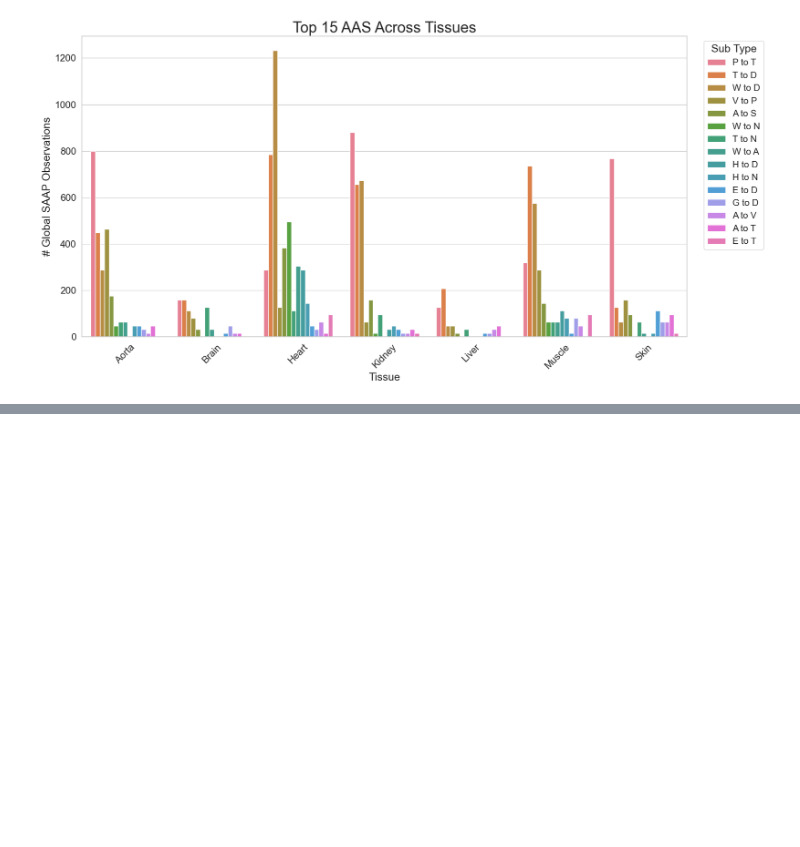
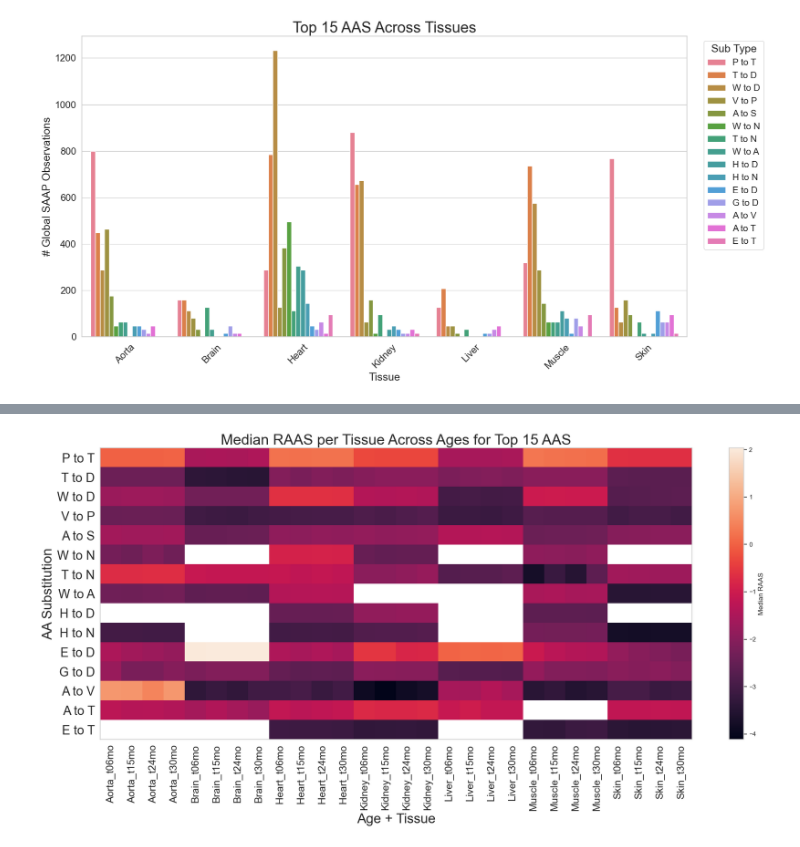
Before and after one commit to alexmaropakis/BrainDecode, a Jupyter notebook: Scripts/Analysis scripts/Alex_Analysis_Mouse_Pipeline.ipynb, the cells around one changed output, grey strips where cells are left out. Drawn from its saved outputs; the diff is of its cells as text; code cells hidden in the pictures; blank space fills up the shorter version.

```diff
--- a/Scripts/Analysis scripts/Alex_Analysis_Mouse_Pipeline.ipynb
+++ b/Scripts/Analysis scripts/Alex_Analysis_Mouse_Pipeline.ipynb
@@ -1114,0 +1233,81 @@ expected = (row_total @ col_total) / grand_total
+# %%
+# Repeat the tissue comparison separately within each age group for top subs
+sub_df = replicate_cols(SAAP_quant_df)
+top_subs = top_sub_order(sub_df, n=15)
+plot_base_df = sub_df[sub_df['aa_sub'].isin(top_subs)].copy()
+sub_order = plot_base_df['aa_sub'].value_counts().loc[top_subs].index
+tissue_order = sorted(plot_base_df['Tissue'].dropna().unique())
+
+plot_base_df['aa_sub']=pd.Categorical(plot_base_df['aa_sub'],categories=sub_order,ordered=True)
+plot_base_df['Tissue']=pd.Categorical(plot_base_df['Tissue'],categories=tissue_order,ordered=True)
+plot_base_df['Age']=pd.Categorical(plot_base_df['Age'],categories=age_order,ordered=True)
+
+# aggregate RAAS via median
+heatmap_df=(plot_base_df.groupby(['aa_sub','Age','Tissue'])[raas_col].median().reset_index())
+
+heatmap_df['Tissue_Age']=heatmap_df['Tissue'].astype(str)+'_'+heatmap_df['Age'].astype(str)
+
+column_order=[]
+
+for tissue in tissue_order:
+    for age in age_order:
+        column_order.append(tissue+'_'+age)
+
+heatmap_matrix=(heatmap_df.pivot(index='aa_sub',columns='Tissue_Age',values=raas_col).reindex(index=sub_order).reindex(columns=column_order))
+
+# Plot heatmap of median RAAS per substitution/tissue/age combination
+plt.figure(figsize=(20,10))
+plt.imshow(heatmap_matrix,aspect='auto')
+plt.colorbar(label='Median RAAS')
+plt.xticks(np.arange(len(column_order)),column_order,rotation=90,fontsize=18)
+plt.yticks(np.arange(len(heatmap_matrix.index)),heatmap_matrix.index,fontsize=22)
+plt.xlabel('Age + Tissue',fontsize=24)
+plt.ylabel('AA Substitution',fontsize=24)
+plt.title('Median RAAS per Tissue Across Ages for Top 15 AAS',fontsize=26)
+plt.tight_layout()
+plt.grid(False)
+
+plt.savefig(PLOT_DIR+'top15_substitution_ReporterRAAS_age_tissue_heatmap.pdf',bbox_inches='tight')
+
+
+
+# perform the same analysis except for subs most frequent per tissue type
+sub_df = replicate_cols(SAAP_quant_df)
+tissue_order = sorted(sub_df['Tissue'].dropna().unique())
+
+top_subs = []
+for tissue in tissue_order:
+    tissue_top = (sub_df[sub_df['Tissue'] == tissue][['MTP_seq', 'BP_seq', 'aa_sub']].drop_duplicates()['aa_sub'].value_counts().head(15).index.tolist())
+    top_subs.extend(tissue_top)
+top_subs = list(dict.fromkeys(top_subs))
+
+plot_df = sub_df[sub_df['aa_sub'].isin(top_subs)].copy()
+sub_order = (plot_df['aa_sub'].value_counts().reindex(top_subs).dropna().index)
+
+plot_df['aa_sub'] = pd.Categorical(plot_df['aa_sub'],categories=sub_order,ordered=True)
+plot_df['Tissue'] = pd.Categorical(plot_df['Tissue'],categories=tissue_order,ordered=True)
+plot_df['Age'] = pd.Categorical(plot_df['Age'],categories=age_order,ordered=True)
+
+# aggregate RAAS by median
+heatmap_df = (plot_df.groupby(['aa_sub','Age','Tissue'])[raas_col].median().reset_index())
+heatmap_df['Tissue_Age'] = (heatmap_df['Tissue'].astype(str)+'_'+heatmap_df['Age'].astype(str))
+column_order = []
+for tissue in tissue_order:
+    for age in age_order:
+        column_order.append(tissue+'_'+age)
+heatmap_matrix = (heatmap_df.pivot(index='aa_sub',columns='Tissue_Age',values=raas_col))
+
+# Plotting heatmap of median RAAS per substitution/tissue/age combination
+plt.figure(figsize=(20,20))
+plt.imshow(heatmap_matrix, aspect='auto')
+plt.colorbar(label='Median RAAS')
+plt.xticks(np.arange(len(column_order)),column_order,rotation=90,fontsize=18)
+plt.yticks(np.arange(len(heatmap_matrix.index)),heatmap_matrix.index,fontsize=22)
+plt.xlabel('Age + Tissue', fontsize=24)
+plt.ylabel('AA Substitution', fontsize=24)
+plt.title('Median RAAS per Tissue Across Ages for Tissue-specific Top AAS', fontsize=26)
+plt.tight_layout()
+plt.grid(False)
+plt.savefig(PLOT_DIR + 'top_substitution_ReporterRAAS_age_tissue_heatmap.pdf',bbox_inches='tight')
+# %% [output]
+[figure, added]
```
Also changed, not shown: parts of 9 cells of this notebook, 1 other file.
